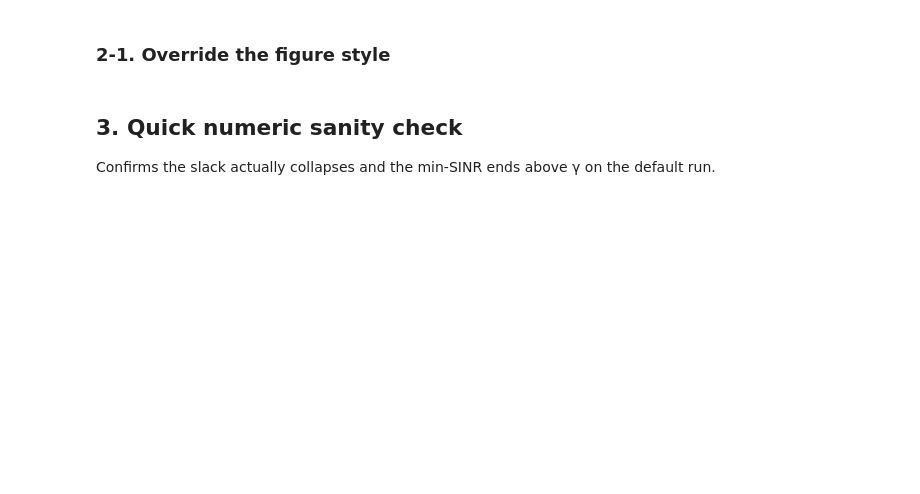
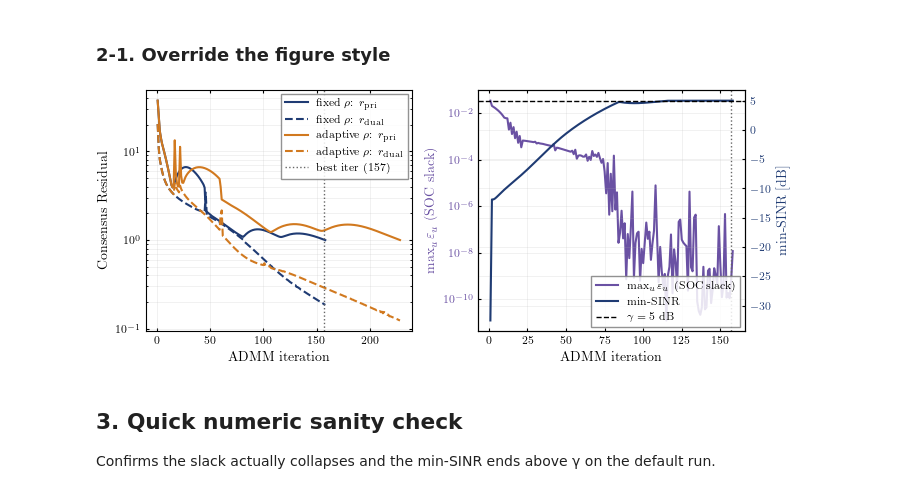
Before and after one commit to LS-Wireless/CORDIS, a Jupyter notebook: paper/figure_src/fig_convergence/fig_convergence.ipynb, the cells around one changed output. Cells and saved outputs as stored; diff of their text form; code cells hidden in the pictures; blank space fills up the shorter version.

```diff
--- a/paper/figure_src/fig_convergence/fig_convergence.ipynb
+++ b/paper/figure_src/fig_convergence/fig_convergence.ipynb
@@ -86,12 +93,12 @@ DATA_LW = 1.5
 GUIDE_LW = 1.0
 
 # Define the IEEE standard font size
-IEEE_FONT_SIZE = 10
+IEEE_FONT_SIZE = 8
 plt.rcParams.update({
     # Base font size (affects default text and titles)
     "font.size": IEEE_FONT_SIZE,
     # Axis labels (e.g., 'ADMM iteration', 'min-SINR [dB]')
-    "axes.labelsize": IEEE_FONT_SIZE+1,
+    "axes.labelsize": IEEE_FONT_SIZE+2,
     # Axis tick labels (the numbers on the axes)
     "xtick.labelsize": IEEE_FONT_SIZE,
     "ytick.labelsize": IEEE_FONT_SIZE,
@@ -146,33 +153,35 @@ handles, labels = [], []
 if slack is not None:
     it_s = np.arange(1, len(slack) + 1)
     (h_sl,) = axB.semilogy(it_s, np.maximum(slack, 1e-30),
                            color=C_SLACK, ls="-", lw=DATA_LW,
                            label=r"max$_u\,\varepsilon_u$ (SOC slack)")
     handles.append(h_sl); labels.append(h_sl.get_label())
 axB.set_xlabel("ADMM iteration")
 axB.set_ylabel(r"max$_u\,\varepsilon_u$  (SOC slack)", color=C_SLACK)
 axB.tick_params(axis="y", labelcolor=C_SLACK)
 axB.grid(True, which="both", alpha=0.3)
 
 axB2 = axB.twinx()
 if sinr_db is not None:
     it_g = np.arange(1, len(sinr_db) + 1)
     (h_g,) = axB2.plot(it_g, sinr_db, color=C_SINR, ls="-", lw=DATA_LW,
                        label=r"min-SINR",
                        marker=None, markersize=3, markevery=10)
     handles.append(h_g); labels.append(h_g.get_label())
 h_gamma = axB2.axhline(gamma_db, color="k", ls="--", lw=GUIDE_LW,
                        label=rf"$\gamma = {gamma_db:g}$ dB")
 handles.append(h_gamma); labels.append(h_gamma.get_label())
 axB2.set_ylabel("min-SINR [dB]", color=C_SINR)
 axB2.tick_params(axis="y", labelcolor=C_SINR)
 
 if bi:
     axB.axvline(int(bi), color=C_GUIDE, ls=":", lw=GUIDE_LW)
 if SET_TITLE: axB.set_title("(b) Feasibility dynamics (default run)")
 axB2.legend(handles, labels, loc="best")
 
 fig.tight_layout()
+# %% [output]
+[figure, added]
 # %% [markdown]
 ## 3. Quick numeric sanity check
 
```
Also changed, not shown: parts of 4 cells of this notebook, 17 other files.
